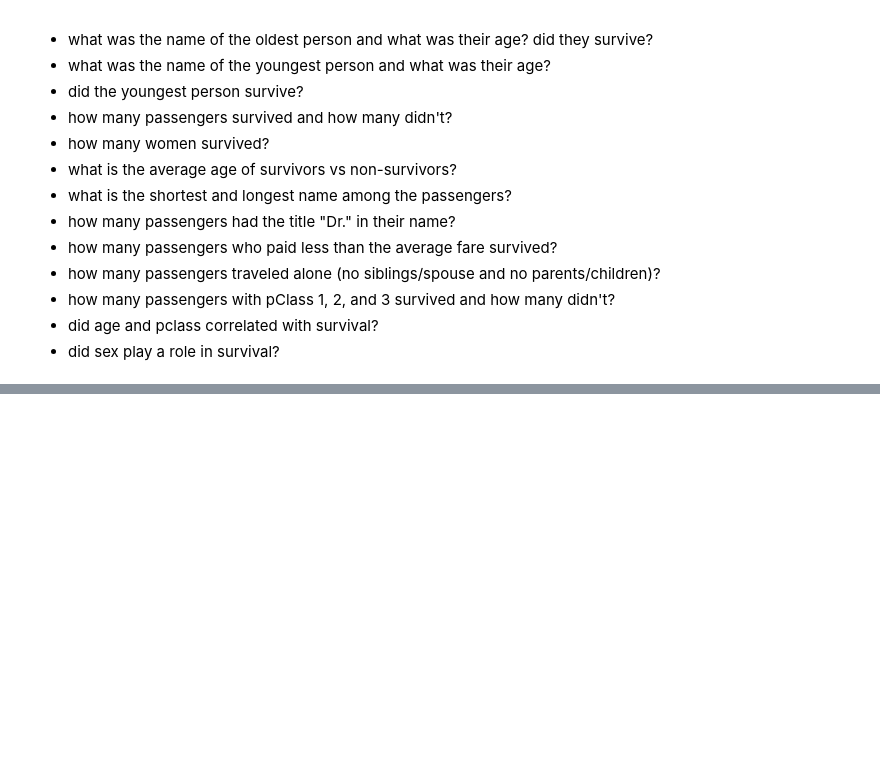
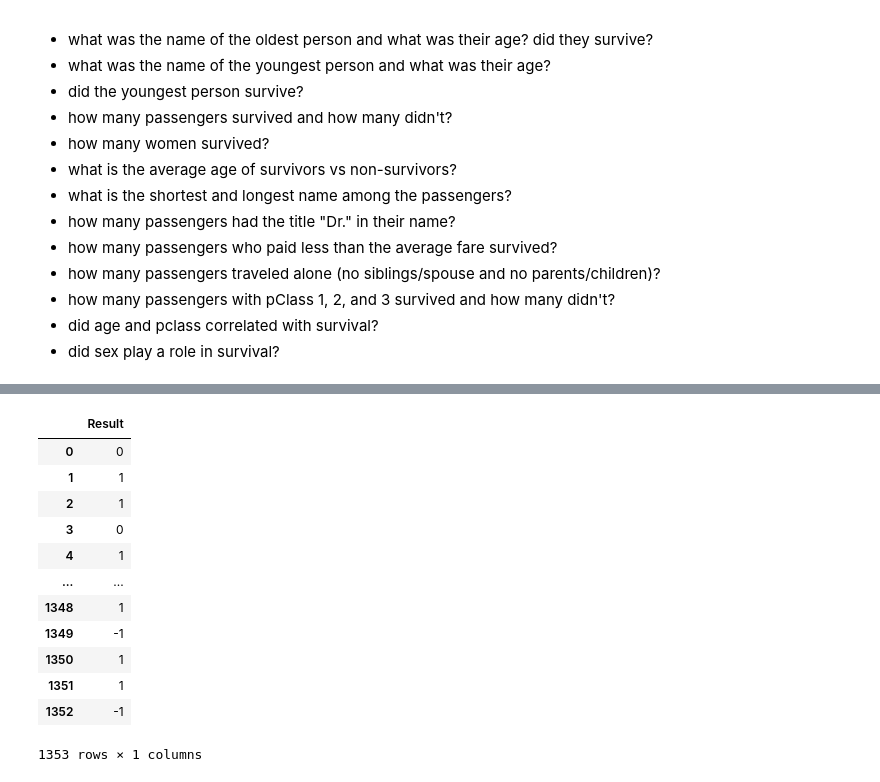
Before and after one commit to rambasnet/python-machine-learning, a Jupyter notebook: notebooks/Pandas-Intro.ipynb, the cells around one changed output, grey strips where cells are left out. Cells and saved outputs as stored; diff of their text form; code cells hidden in the pictures; blank space fills up the shorter version.

```diff
--- a/notebooks/Pandas-Intro.ipynb
+++ b/notebooks/Pandas-Intro.ipynb
@@ -955,0 +1033,16 @@ titanic.head()
+# %%
+y
+# %% [output]
+|  | Result |
+| 0 | 0 |
+| 1 | 1 |
+| 2 | 1 |
+| 3 | 0 |
+| 4 | 1 |
+| ... | ... |
+| 1348 | 1 |
+| 1349 | -1 |
+| 1350 | 1 |
+| 1351 | 1 |
+| 1352 | -1 |
+1353 rows × 1 columns
```
Also changed, not shown: parts of 4 cells of this notebook.
